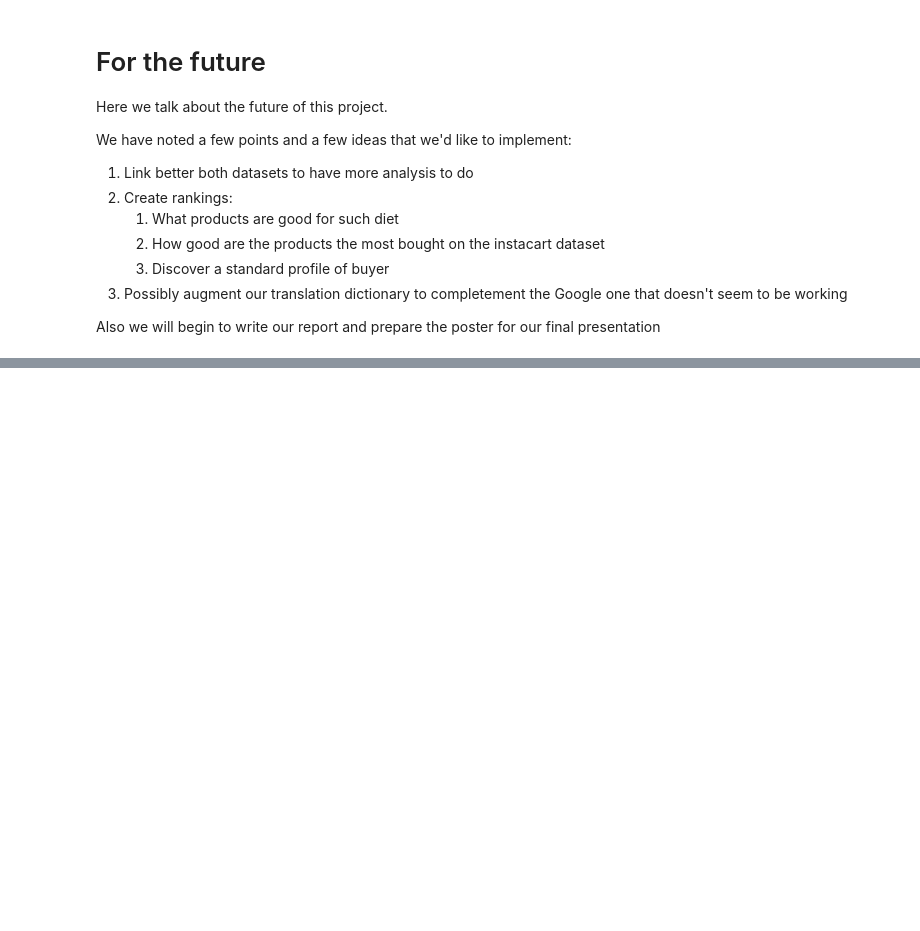
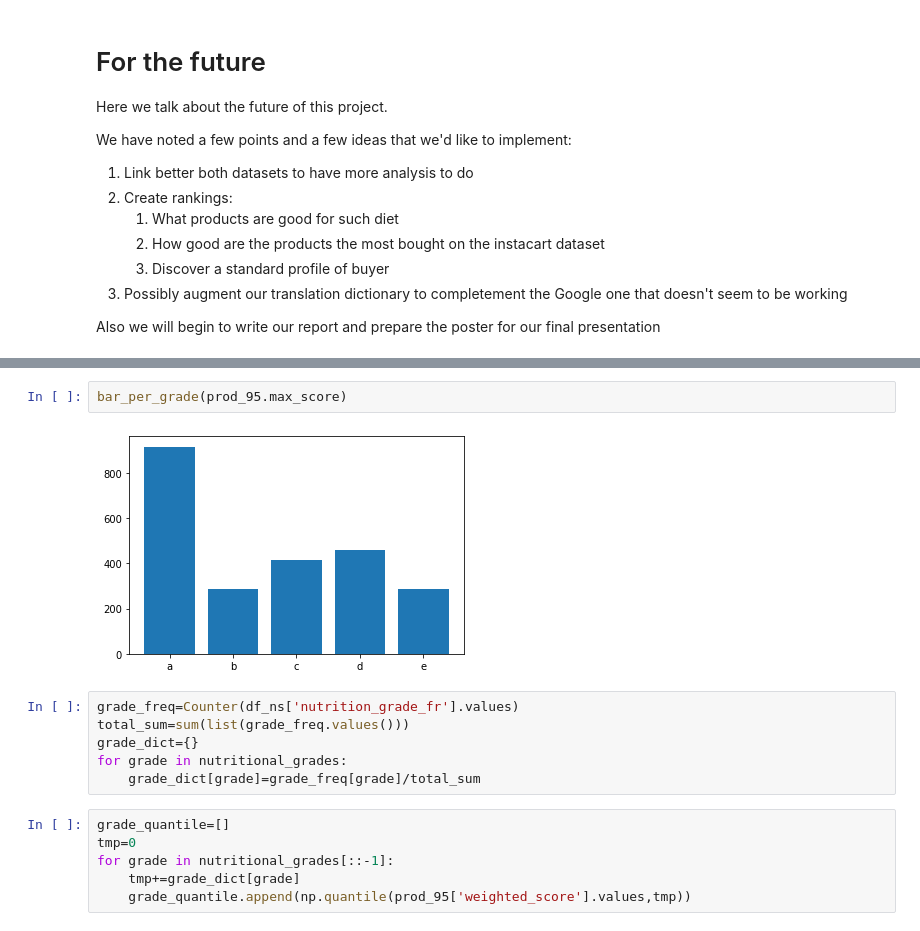
Before and after one commit to MarcBickel/project_gobigorgohome, a Jupyter notebook: project_notebook_lorenzo.ipynb, the cells around one changed output, grey strips where cells are left out. Drawn from its saved outputs; the diff is of its cells as text; blank space fills up the shorter version.

```diff
--- a/project_notebook_lorenzo.ipynb
+++ b/project_notebook_lorenzo.ipynb
@@ -756,0 +817,16 @@ Also we will begin to write our report and prepare the poster for our final pres
+# %%
+bar_per_grade(prod_95.max_score)
+# %% [output]
+[figure, added]
+# %%
+grade_freq=Counter(df_ns['nutrition_grade_fr'].values)
+total_sum=sum(list(grade_freq.values()))
+grade_dict={}
+for grade in nutritional_grades:
+    grade_dict[grade]=grade_freq[grade]/total_sum
+# %%
+grade_quantile=[]
+tmp=0
+for grade in nutritional_grades[::-1]:
+    tmp+=grade_dict[grade]
+    grade_quantile.append(np.quantile(prod_95['weighted_score'].values,tmp))
```
Also changed, not shown: parts of 19 cells of this notebook.
